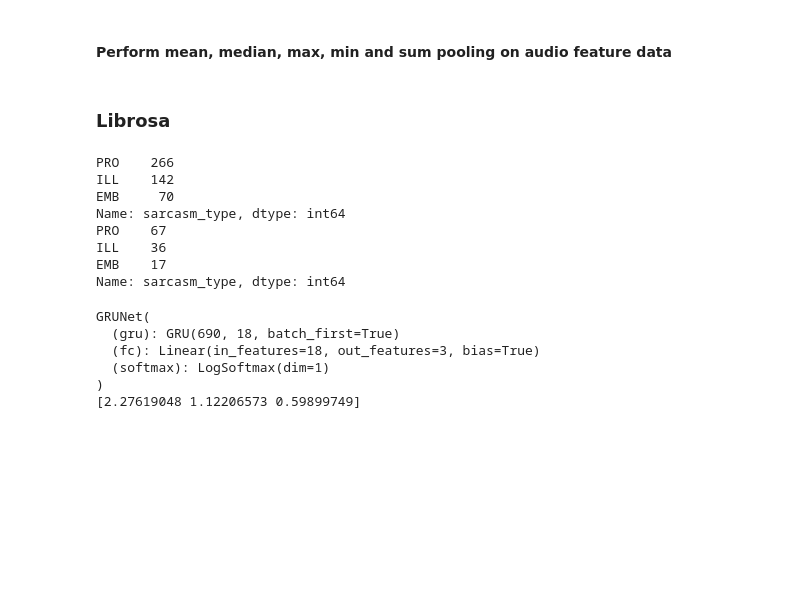
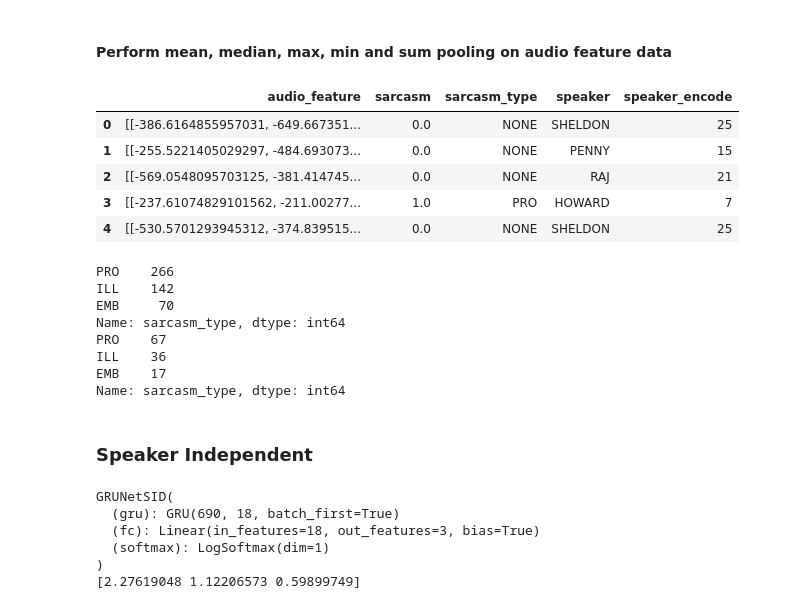
Before and after one commit to ShreyaPrabhu/multimodal_sarcasm_classification, a Jupyter notebook: unimodal_models/multiclass_classification/audio_gru_model.ipynb, the cells around one changed output. Saved outputs shown, nothing was run; the diff lists cells and outputs as text; code cells hidden in the pictures; blank space fills up the shorter version.

```diff
--- a/unimodal_models/multiclass_classification/audio_gru_model.ipynb
+++ b/unimodal_models/multiclass_classification/audio_gru_model.ipynb
@@ -30,12 +31,13 @@ labels.head(5)
 #### Perform mean, median, max, min and sum pooling on audio feature data
 # %%
 def get_model_data(audio_features):
-    model_data = pd.DataFrame(columns=['audio_feature','sarcasm','sarcasm_type'])
+    model_data = pd.DataFrame(columns=['audio_feature','sarcasm','sarcasm_type', 'speaker'])
     for index, row in labels.iterrows():
         audio_key = row["SCENE"] + "_u.wav"
         model_data = model_data.append({'audio_feature': audio_features[audio_key],
                                     'sarcasm' : row["Sarcasm"],
-                                    'sarcasm_type' : row["Sarcasm_Type"]},
+                                    'sarcasm_type' : row["Sarcasm_Type"],
+                                    'speaker' : row["SPEAKER"]},
                                   ignore_index=True)
     return model_data
 # %%
@@ -119,4 +156,17 @@ input_size = 690
 n_layers = 1
-# %% [markdown]
-### Librosa
+# %%
+with open('../../audio_features/feat_dict_librosa_lld.pickle', 'rb') as f:
+    librosa_audio_features = pickle.load(f, encoding='latin1')
+
+model_data = get_model_data(librosa_audio_features)
+le = preprocessing.LabelEncoder()
+model_data['speaker_encode'] = le.fit_transform(model_data['speaker'])
+model_data.head(5)
+# %% [output]
+|  | audio_feature | sarcasm | sarcasm_type | speaker | speaker_encode |
+| 0 | [[-386.6164855957031, -649.667351... | 0.0 | NONE | SHELDON | 25 |
+| 1 | [[-255.5221405029297, -484.693073... | 0.0 | NONE | PENNY | 15 |
+| 2 | [[-569.0548095703125, -381.414745... | 0.0 | NONE | RAJ | 21 |
+| 3 | [[-237.61074829101562, -211.00277... | 1.0 | PRO | HOWARD | 7 |
+| 4 | [[-530.5701293945312, -374.839515... | 0.0 | NONE | SHELDON | 25 |
 # %%
@@ -166,4 +211,6 @@ PRO    67
 ILL    36
 EMB    17
 Name: sarcasm_type, dtype: int64
+# %% [markdown]
+### Speaker Independent
 # %%
@@ -194,7 +241,7 @@ test_loader = torch.utils.data.DataLoader(
     drop_last=True
 )
 # %%
-gru = GRUNet(input_size, hidden_size, output_size, n_layers)
+gru = GRUNetSID(input_size_sid, hidden_size, output_size, n_layers)
 print(gru)
 
 
@@ -206,7 +253,7 @@ print(class_weight)
 criterion = nn.NLLLoss(weight=torch.FloatTensor(class_weight))
 optimizer = torch.optim.Adam(gru.parameters(), lr=0.001)
 # %% [output]
-GRUNet(
+GRUNetSID(
   (gru): GRU(690, 18, batch_first=True)
   (fc): Linear(in_features=18, out_features=3, bias=True)
   (softmax): LogSoftmax(dim=1)
```
Also changed, not shown: parts of 10 cells of this notebook, 4 other files.
